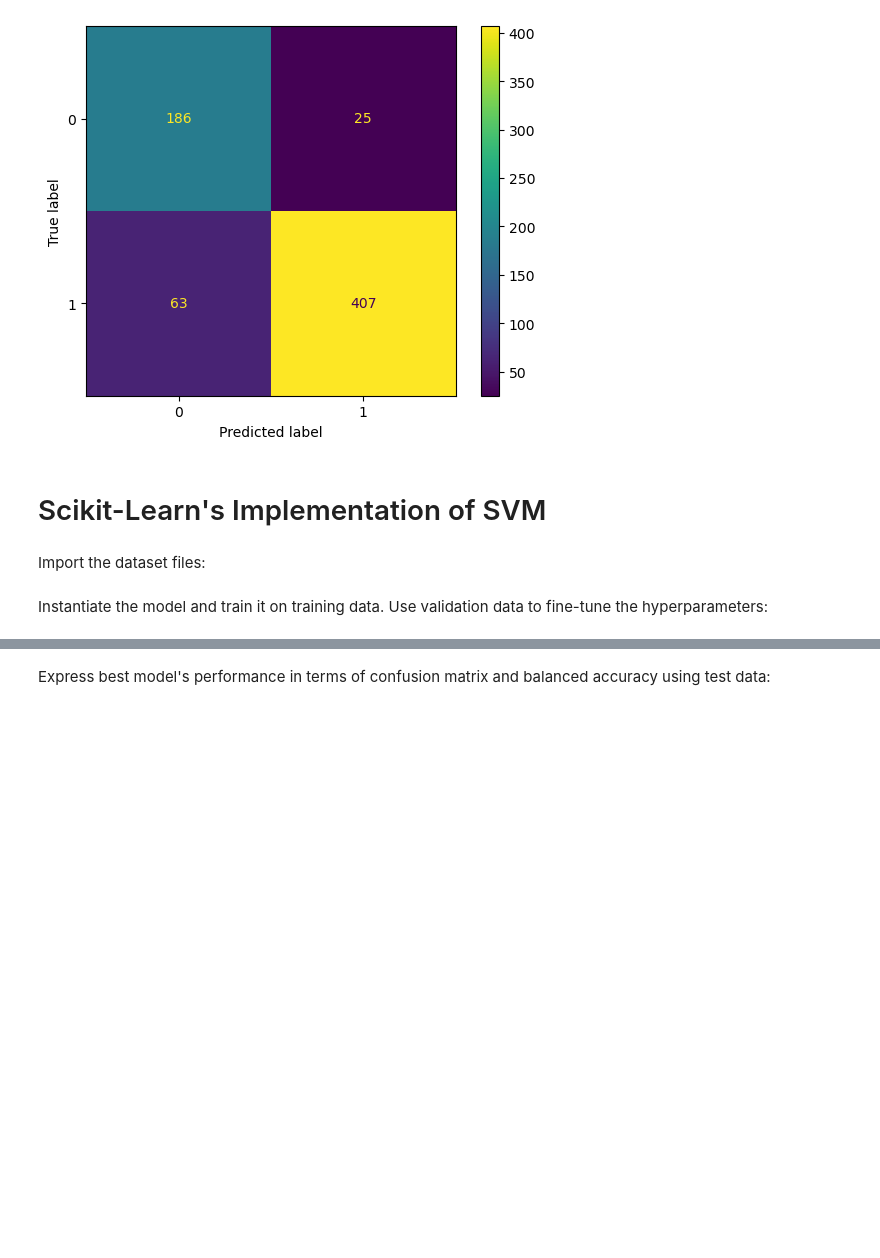
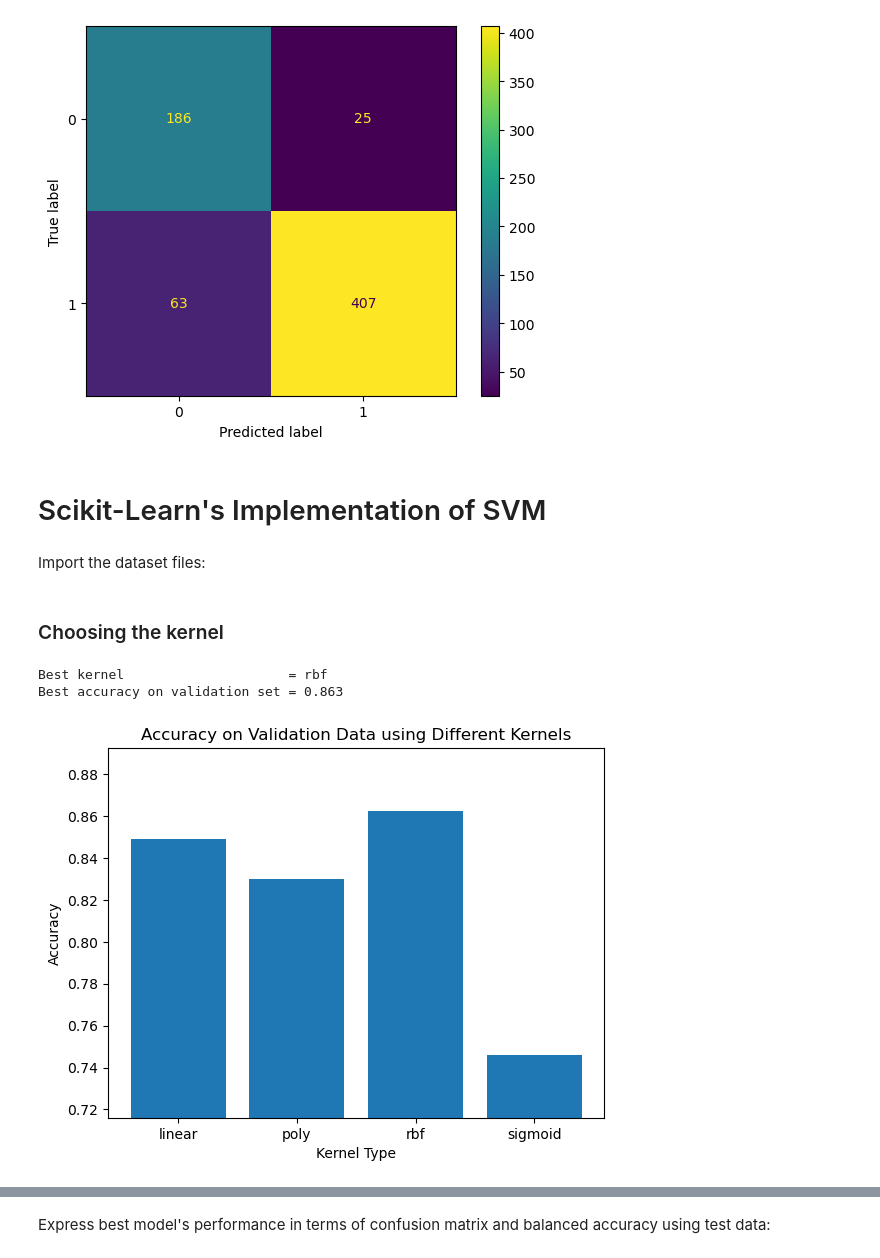
Before and after one commit to alibababeig/soft-svm, a Jupyter notebook: svm.ipynb, the cells around one changed output, grey strips where cells are left out. Saved outputs shown, nothing was run; the diff lists cells and outputs as text; code cells hidden in the pictures; blank space fills up the shorter version.

Commit message:
added hyperparam tuning for sklearn.svm.SVC

```diff
--- a/svm.ipynb
+++ b/svm.ipynb
@@ -141,6 +141,19 @@ class SoftSVM_RBF:
         return np.sign((self._rbf(X, self.sv_x) @ (self.sv_y * self.sv_alpha)).squeeze())
 # %% [markdown]
 Instantiate the model and train it on training data. Use validation data to fine-tune the hyperparameter "σ":
+# %%
+def compare_models(models, title, xlabel, ylabel, discrete=False):
+    x_axis = list(models.keys())
+    y_axis = [v[1] for v in models.values()]
+    if discrete:
+        plt.bar(x_axis, y_axis)
+        plt.ylim(min(y_axis) - 0.03, max(y_axis) + 0.03)
+    else:
+        plt.plot(x_axis, y_axis)
+    plt.title(title)
+    plt.xlabel(xlabel)
+    plt.ylabel(ylabel)
+    plt.show()
 # %%
 models = {}
 for sigma in np.arange(0.1, 1, 0.1):
@@ -192,10 +201,27 @@ Import the dataset files:
 X_train, y_train = sklearn.datasets.load_svmlight_file('./dataset/satimage.scale.tr')
 X_val, y_val = sklearn.datasets.load_svmlight_file('./dataset/satimage.scale.val')
 X_test, y_test = sklearn.datasets.load_svmlight_file('./dataset/satimage.scale.t')
-# %% [markdown]
-Instantiate the model and train it on training data. Use validation data to fine-tune the hyperparameters:
-# %%
-model = sklearn.svm.SVC(C=1, kernel='rbf', gamma='scale')
-model = model.fit(X_train, y_train)
-
-best_model = model
+# %% [markdown]
+### Choosing the kernel
+# %%
+models = {}
+for kernel in ('linear', 'poly', 'rbf', 'sigmoid'):
+    model = sklearn.svm.SVC(kernel=kernel)
+    model = model.fit(X_train, y_train)
+
+    y_pred = model.predict(X_val)
+    acc = sklearn.metrics.accuracy_score(y_val, y_pred)
+    models[kernel] = (model, acc)
+
+best_kernel, (best_model, best_acc) = max(
+    models.items(), key=lambda v: v[1][1])
+print(f'Best kernel                     = {best_kernel}')
+print(f'Best accuracy on validation set = {best_acc:.3f}')
+
+compare_models(models, xlabel='Kernel Type', ylabel='Accuracy',
+               title='Accuracy on Validation Data using Different Kernels',
+               discrete=True)
+# %% [output]
+Best kernel                     = rbf
+Best accuracy on validation set = 0.863
+[figure, added]
```
Also changed, not shown: parts of 9 cells of this notebook.
